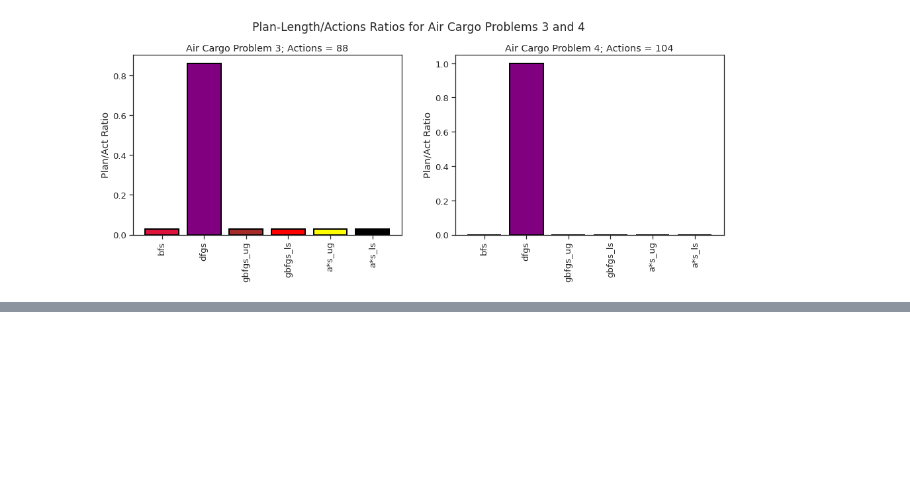
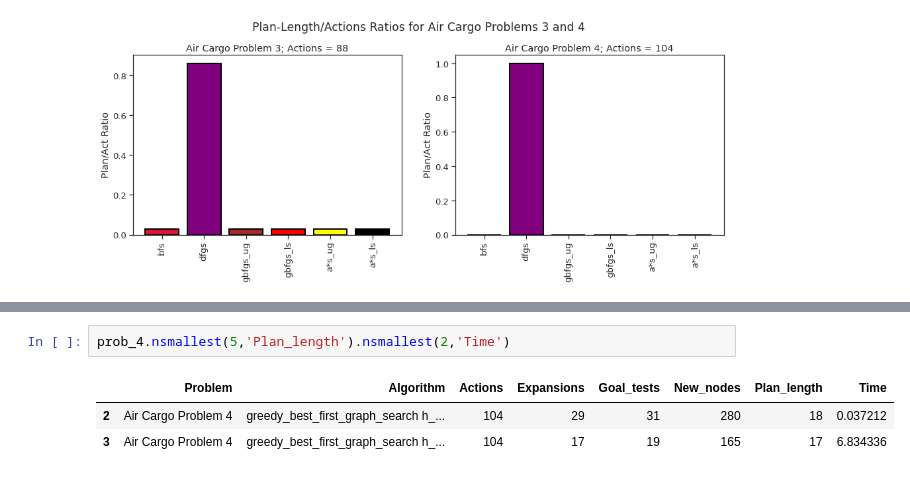
Before and after one commit to Lawrence-Krukrubo/Building-a-Forward-Planning-Agent, a Jupyter notebook: forward_planning_agent_analysis.ipynb, the cells around one changed output, grey strips where cells are left out. Drawn from its saved outputs; the diff is of its cells as text; blank space fills up the shorter version.

```diff
--- a/forward_planning_agent_analysis.ipynb
+++ b/forward_planning_agent_analysis.ipynb
@@ -231,0 +302,6 @@ plot_bar_chart(chart_1, chart_2, 3, new_col, suptitle1, suptitle2, ylabel)
+# %%
+prob_4.nsmallest(5,'Plan_length').nsmallest(2,'Time')
+# %% [output]
+|  | Problem | Algorithm | Actions | Expansions | Goal_tests | New_nodes | Plan_length | Time |
+| 2 | Air Cargo Problem 4 | greedy_best_first_graph_search h_... | 104 | 29 | 31 | 280 | 18 | 0.037212 |
+| 3 | Air Cargo Problem 4 | greedy_best_first_graph_search h_... | 104 | 17 | 19 | 165 | 17 | 6.834336 |
```
Also changed, not shown: parts of 9 cells of this notebook.
